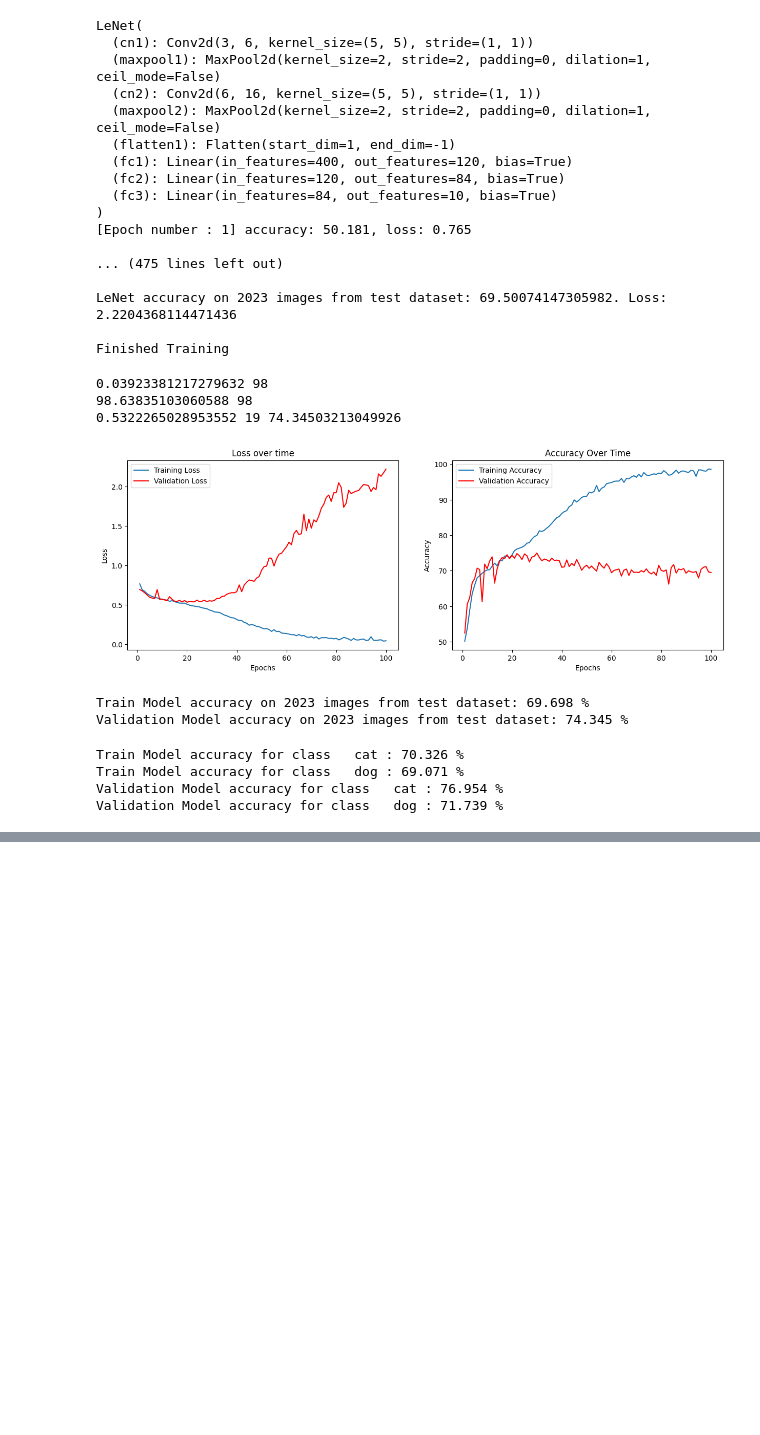
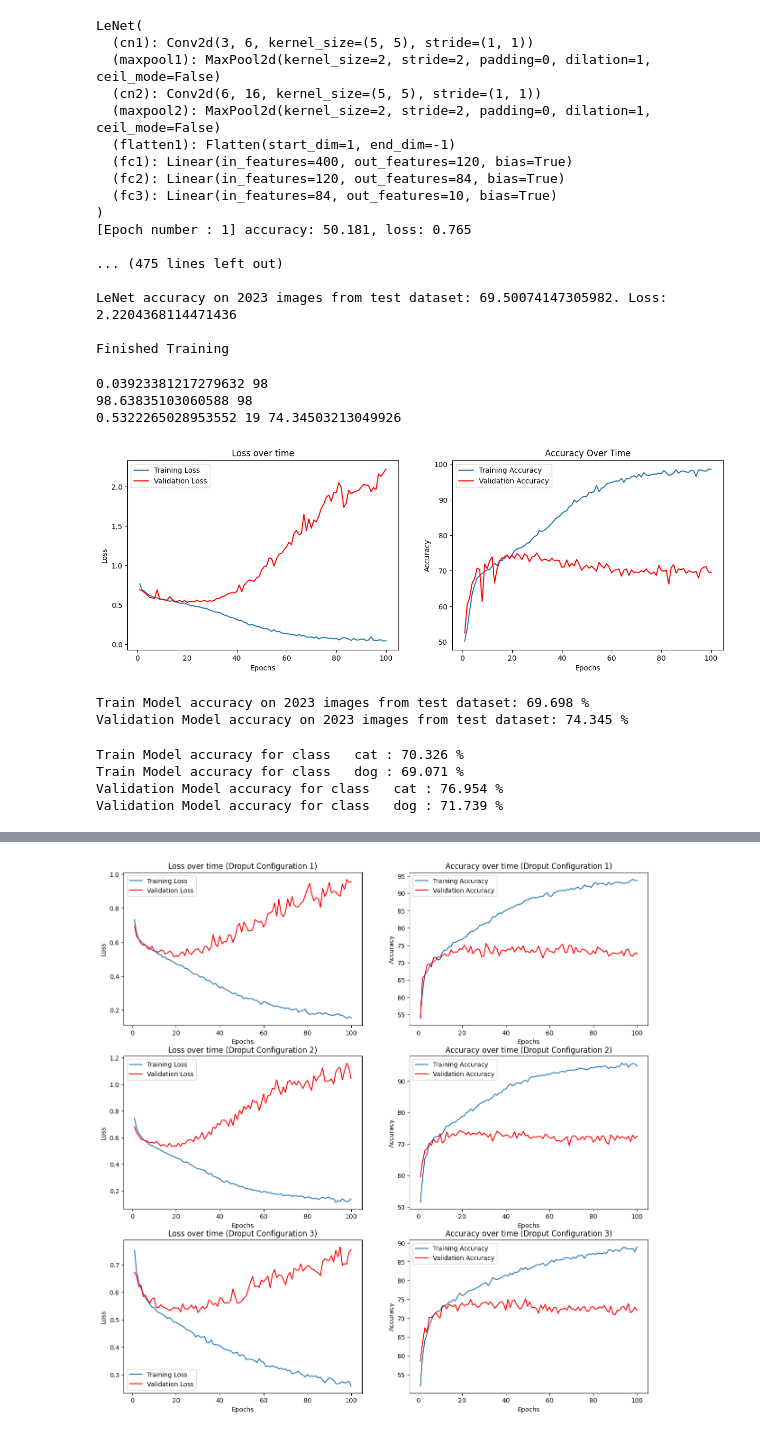
Before and after one commit to AlaTan93/coursera_deeplearn, a Jupyter notebook: project.ipynb, the cells around one changed output, grey strips where cells are left out. Saved outputs shown, nothing was run; the diff lists cells and outputs as text; code cells hidden in the pictures; blank space fills up the shorter version.

```diff
--- a/project.ipynb
+++ b/project.ipynb
@@ -829,0 +1028,10 @@ Validation Model accuracy for class   dog : 71.739 %
+# %%
+# paths to save the best model on training, and the best model on validation
+best_model_train_path_d1 = './best_train_model_d1.pth'
+best_model_val_path_d1 = './best_val_model_d1.pth'
+
+best_model_train_path_d2 = './best_train_model_d2.pth'
+best_model_val_path_d2 = './best_val_model_d2.pth'
+
+best_model_train_path_d3 = './best_train_model_d3.pth'
+best_model_val_path_d3 = './best_val_model_d3.pth'
@@ -829,0 +1203,61 @@ Validation Model accuracy for class   dog : 71.739 %
+# %%
+x_index = range(1, epochs+1, 1)
+
+fig, axs = plt.subplots(3, 2)
+fig.set_figwidth(15)
+fig.set_figheight(15)
+
+axs[0,0].plot(x_index, training_loss_d1, label="Training Loss")
+axs[0,0].plot(x_index, val_loss_d1, color='red', label="Validation Loss")
+axs[0,0].set_title("Loss over time (Droput Configuration 1)")
+axs[0,0].legend()
+axs[0,0].set_xlabel("Epochs")
+axs[0,0].set_ylabel("Loss")
+
+axs[0,1].plot(x_index, training_acc_d1, label="Training Accuracy")
+axs[0,1].plot(x_index, val_acc_d1, color='red', label="Validation Accuracy")
+axs[0,1].set_title("Accuracy over time (Droput Configuration 1)")
+axs[0,1].legend()
+axs[0,1].set_xlabel("Epochs")
+axs[0,1].set_ylabel("Accuracy")
+
+axs[1,0].plot(x_index, training_loss_d2, label="Training Loss")
+axs[1,0].plot(x_index, val_loss_d2, color='red', label="Validation Loss")
+axs[1,0].set_title("Loss over time (Droput Configuration 2)")
+axs[1,0].legend()
+axs[1,0].set_xlabel("Epochs")
+axs[1,0].set_ylabel("Loss")
+
+axs[1,1].plot(x_index, training_acc_d2, label="Training Accuracy")
+axs[1,1].plot(x_index, val_acc_d2, color='red', label="Validation Accuracy")
+axs[1,1].set_title("Accuracy over time (Droput Configuration 2)")
+axs[1,1].legend()
+axs[1,1].set_xlabel("Epochs")
+axs[1,1].set_ylabel("Accuracy")
+
+axs[2,0].plot(x_index, training_loss_d3, label="Training Loss")
+axs[2,0].plot(x_index, val_loss_d3, color='red', label="Validation Loss")
+axs[2,0].set_title("Loss over time (Droput Configuration 3)")
+axs[2,0].legend()
+axs[2,0].set_xlabel("Epochs")
+axs[2,0].set_ylabel("Loss")
+
+axs[2,1].plot(x_index, training_acc_d3, label="Training Accuracy")
+axs[2,1].plot(x_index, val_acc_d3, color='red', label="Validation Accuracy")
+axs[2,1].set_title("Accuracy over time (Droput Configuration 3)")
+axs[2,1].legend()
+axs[2,1].set_xlabel("Epochs")
+axs[2,1].set_ylabel("Accuracy")
+
+print(np.min(training_loss_d1), np.argmin(training_loss_d1, axis=0))
+print(np.max(training_acc_d1), np.argmax(training_acc_d1, axis=0))
+print(np.min(val_loss_d1), np.argmin(val_loss_d1, axis=0), val_acc_d1[np.argmin(val_loss_d1, axis=0)])
+
+print(np.min(training_loss_d2), np.argmin(training_loss_d2, axis=0))
+print(np.max(training_acc_d2), np.argmax(training_acc_d2, axis=0))
+print(np.min(val_loss_d2), np.argmin(val_loss_d2, axis=0), val_acc_d2[np.argmin(val_loss_d2, axis=0)])
+
+print(np.min(training_loss_d3), np.argmin(training_loss_d3, axis=0))
+print(np.max(training_acc_d3), np.argmax(training_acc_d3, axis=0))
+print(np.min(val_loss_d3), np.argmin(val_loss_d3, axis=0), val_acc_d3[np.argmin(val_loss_d3, axis=0)])
+# %% [output]
@@ -829,0 +1273 @@ Validation Model accuracy for class   dog : 71.739 %
+[figure, added]
```
Also changed, not shown: parts of 18 cells of this notebook.
